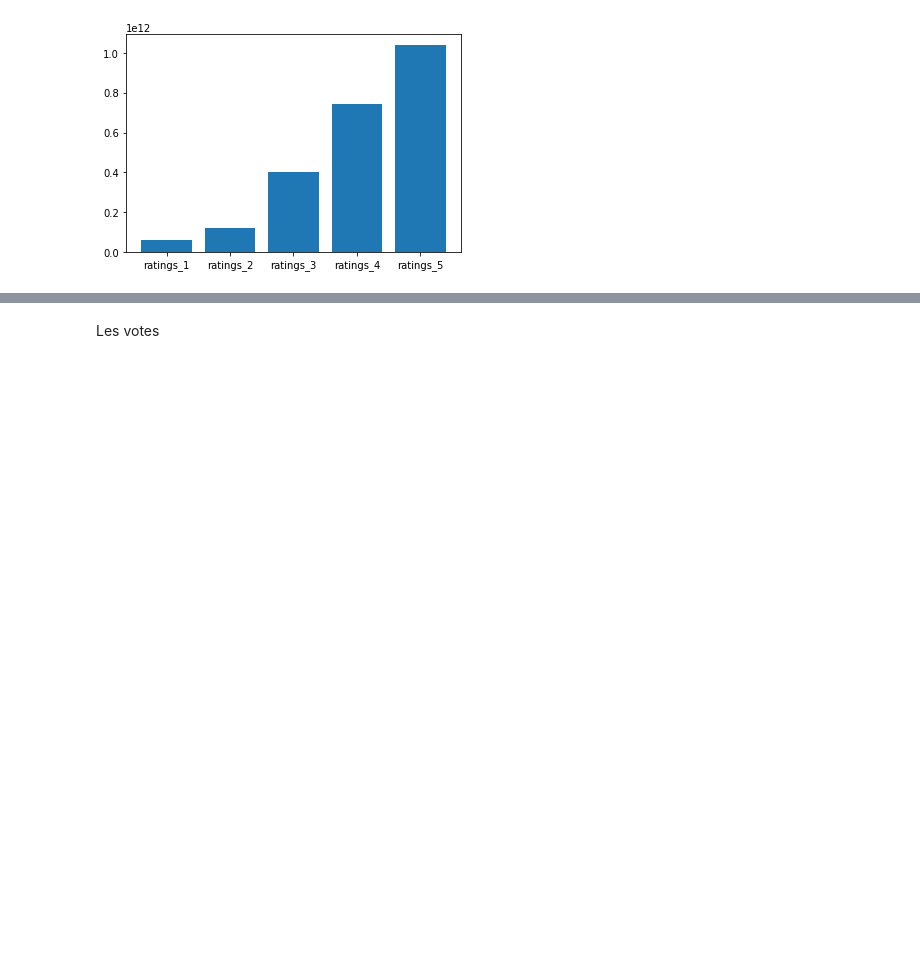
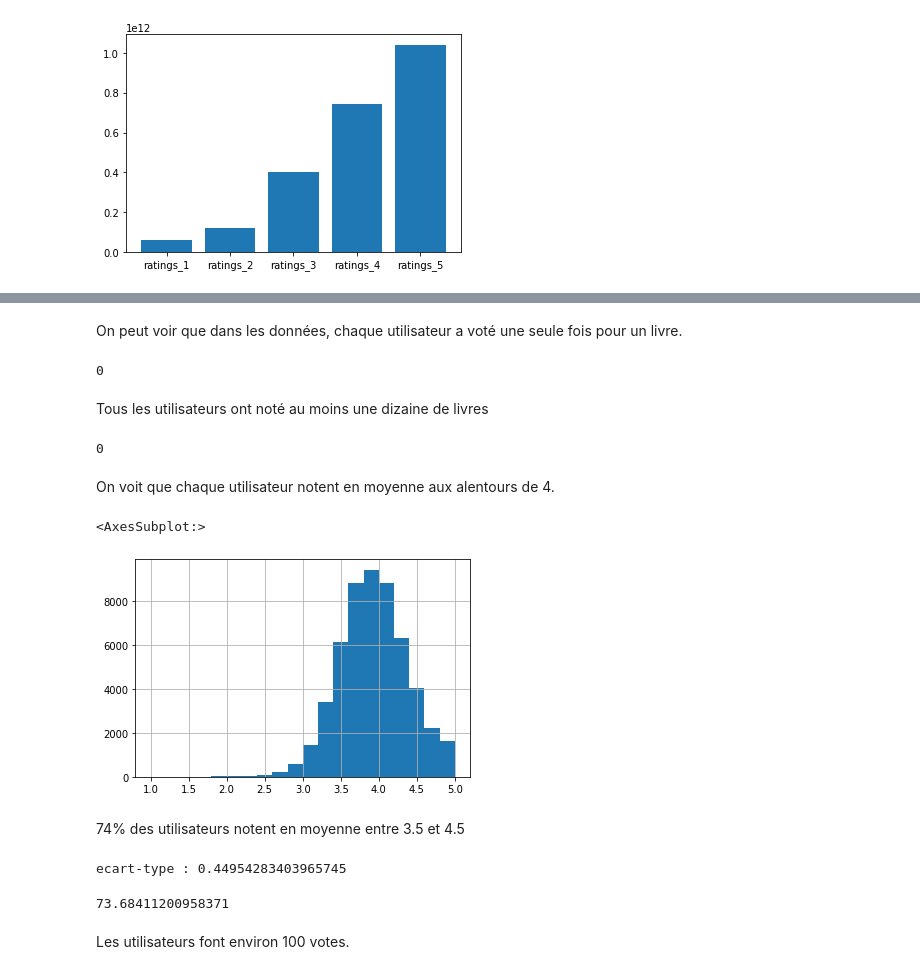
Before and after one commit to SimplonAI/books, a Jupyter notebook: analyse.ipynb, the cells around one changed output, grey strips where cells are left out. Drawn from its saved outputs; the diff is of its cells as text; code cells hidden in the pictures; blank space fills up the shorter version.

```diff
--- a/analyse.ipynb
+++ b/analyse.ipynb
@@ -220,2 +288,29 @@ plt.xticks(range(len(d)), list(d.keys()))
+# %% [markdown]
+On peut voir que dans les données, chaque utilisateur a voté une seule fois pour un livre.
+# %%
+len(data) - len(data[["user_id", "book_id"]].drop_duplicates())
+# %% [output]
+0
+# %% [markdown]
+Tous les utilisateurs ont noté au moins une dizaine de livres
+# %%
+(data.groupby("user_id")["book_id"].count() < 10).sum()
+# %% [output]
+0
+# %% [markdown]
+On voit que chaque utilisateur notent en moyenne aux alentours de 4.
+# %%
+data.groupby("user_id")["rating"].mean().hist(bins=20)
+# %% [output]
+<AxesSubplot:>
+[figure, added]
+# %% [markdown]
+74% des utilisateurs notent en moyenne entre 3.5 et 4.5
+# %%
+print("ecart-type :", data.groupby("user_id")["rating"].mean().std())
+data.groupby("user_id")["rating"].mean()[(data.groupby("user_id")["rating"].mean() <= 4.5) & (data.groupby("user_id")["rating"].mean() >= 3.5)].shape[0]/data.groupby("user_id")["rating"].mean().shape[0] * 100
+# %% [output]
+ecart-type : 0.44954283403965745
+73.68411200958371
 # %% [markdown]
-Les votes
+Les utilisateurs font environ 100 votes.
```
Also changed, not shown: parts of 17 cells of this notebook, 6 other files.
